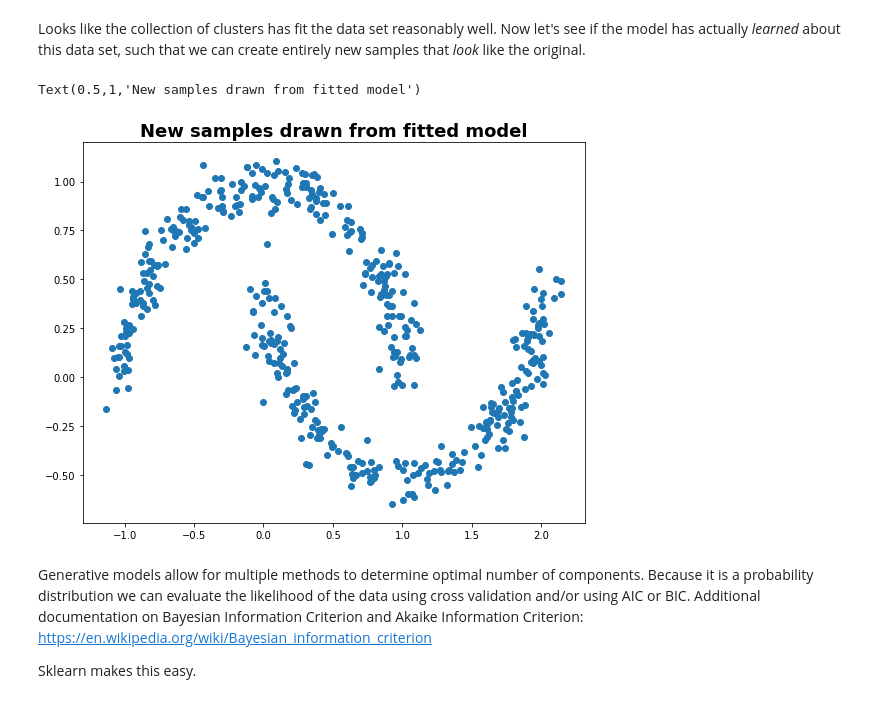
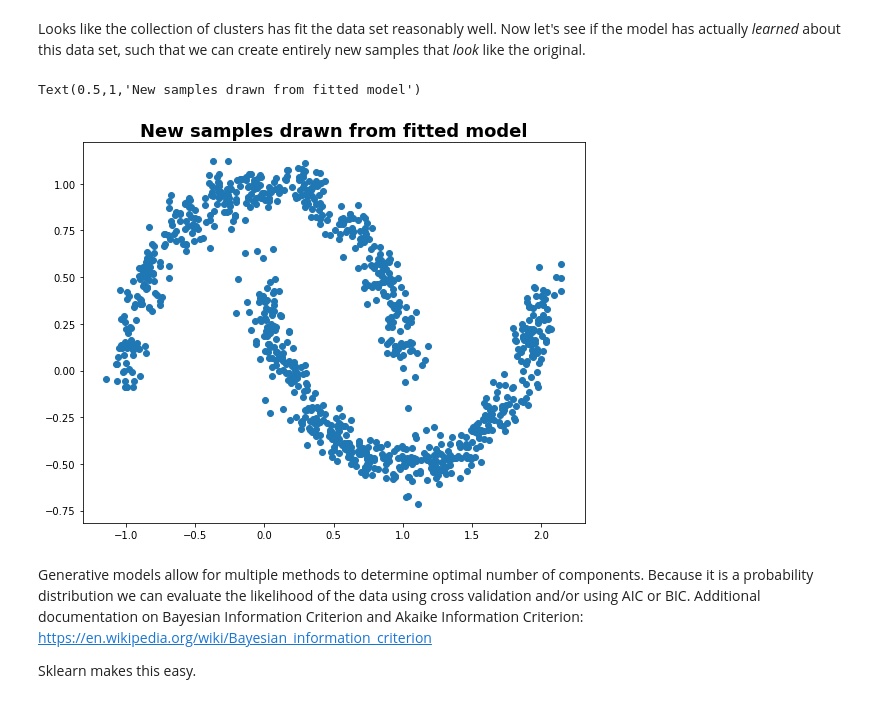
Before and after one commit to redheadjune/207_Applied_ML, a Jupyter notebook: 10_E-M, K-Means, Mixture Models.ipynb, the cells around one changed output. Drawn from its saved outputs; the diff is of its cells as text; code cells hidden in the pictures.

```diff
--- a/10_E-M, K-Means, Mixture Models.ipynb
+++ b/10_E-M, K-Means, Mixture Models.ipynb
@@ -714,15 +719,15 @@ Text(0.5,1,'Collective Gaussian clusters')
 # %% [markdown]
 Looks like the collection of clusters has fit the data set reasonably well. Now let's see if the model has actually _learned_ about this data set, such that we can create entirely new samples that _look_ like the original.
 # %%
-Xnew, ynew = gmm16.sample(500)
+Xnew, ynew = gmm16.sample(1000)
 
 fig, ax = plt.subplots(figsize=(9,7))
 ax.scatter(Xnew[:, 0], Xnew[:, 1]);
 ax.set_title('New samples drawn from fitted model',
             fontsize=18, fontweight='demi')
 # %% [output]
 Text(0.5,1,'New samples drawn from fitted model')
-[figure, old version]
+[figure, new version]
 # %% [markdown]
 Generative models allow for multiple methods to determine optimal number of components. Because it is a probability distribution we can evaluate the likelihood of the data using cross validation and/or using AIC or BIC. Additional documentation on Bayesian Information Criterion and Akaike Information Criterion: https://en.wikipedia.org/wiki/Bayesian_information_criterion
 
```
Also changed, not shown: parts of 4 cells of this notebook, 4 other files.
